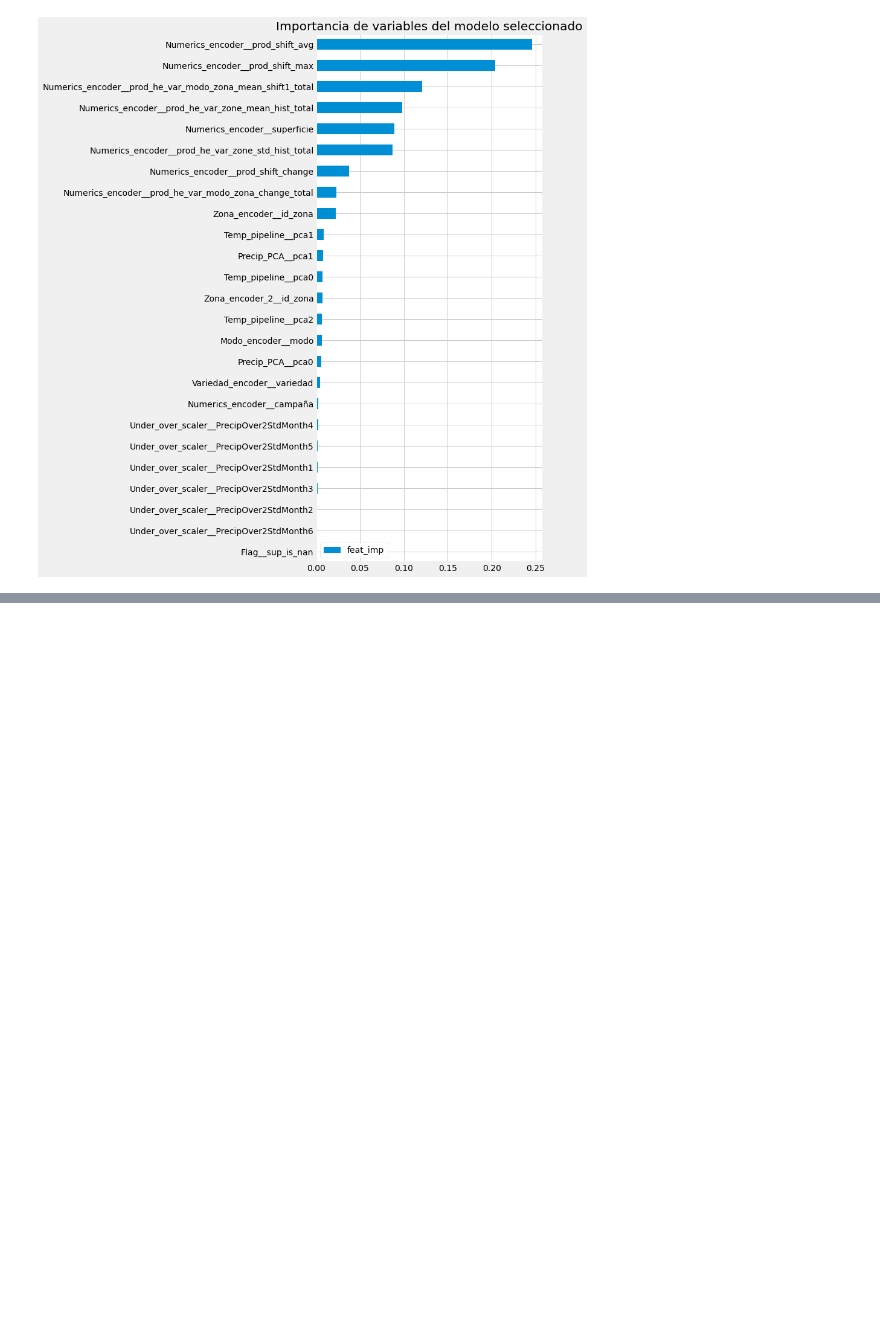
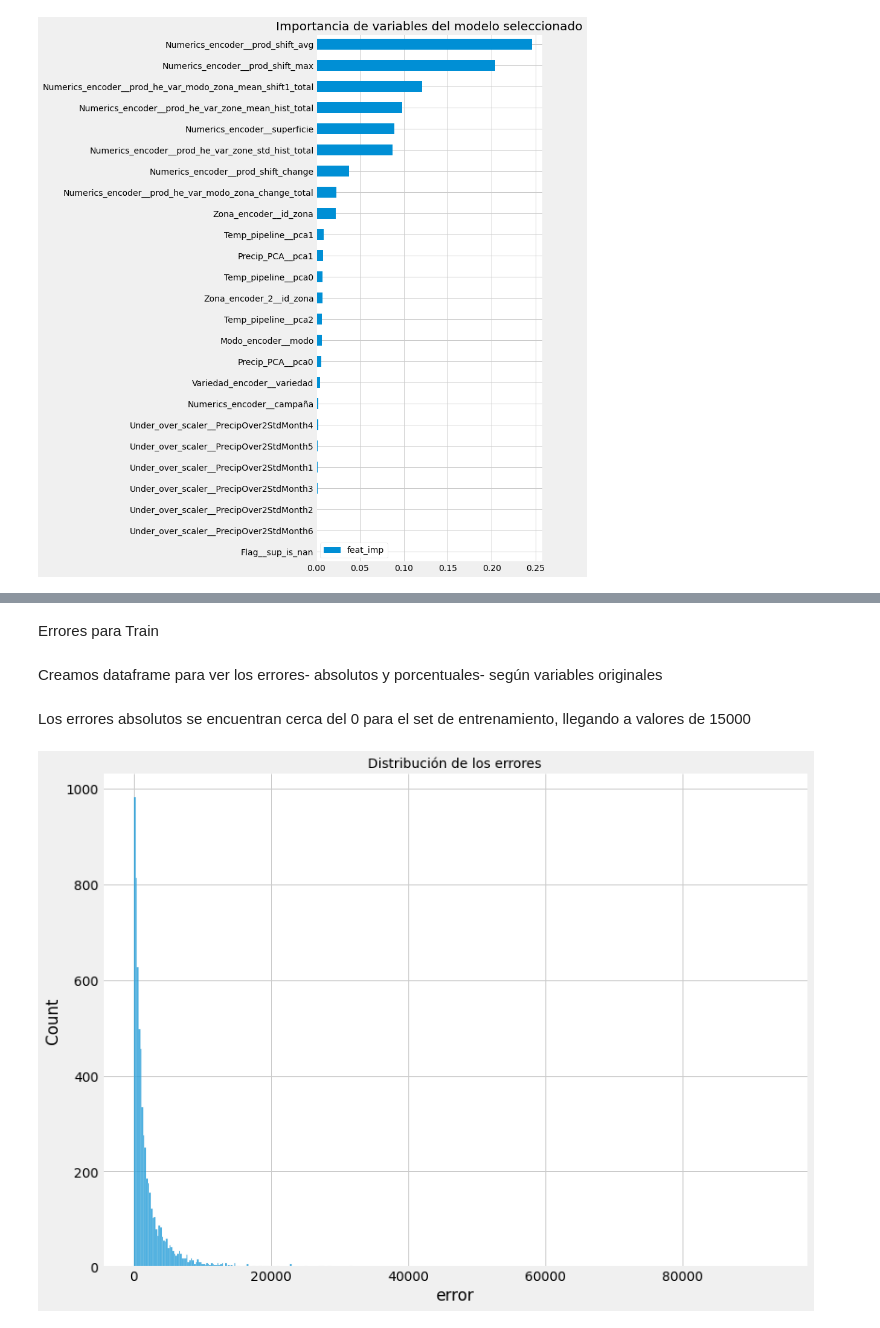
Before and after one commit to vitostamatti/datathon-cajamar-malbecs, a Jupyter notebook: notebooks/01-Exploracion-Malbecs.ipynb, the cells around one changed output, grey strips where cells are left out. Saved outputs shown, nothing was run; the diff lists cells and outputs as text; code cells hidden in the pictures; blank space fills up the shorter version.

```diff
--- a/notebooks/01-Exploracion-Malbecs.ipynb
+++ b/notebooks/01-Exploracion-Malbecs.ipynb
@@ -1634,0 +1623,18 @@ Análisis de errores
+# %% [markdown]
+Errores para Train
+# %% [markdown]
+Creamos dataframe para ver los errores- absolutos y porcentuales- según variables originales
+# %%
+df_errores = X_train.copy()
+df_errores['prediccion'] = m.predict(X_train)
+df_errores['produccion'] = y_train
+df_errores['error'] = abs(df_errores.prediccion - df_errores.produccion)
+df_errores['error_p'] = (df_errores.error / df_errores.produccion)*100
+# %% [markdown]
+Los errores absolutos se encuentran cerca del 0 para el set de entrenamiento, llegando a valores de 15000
+# %%
+sns.displot(df_errores.error, height=8.27, aspect=11.7/8.27)
+plt.title('Distribución de los errores', fontsize=14)
+plt.show()
+# %% [output]
+[figure, added]
```
Also changed, not shown: parts of 45 cells of this notebook, 2 other files.
